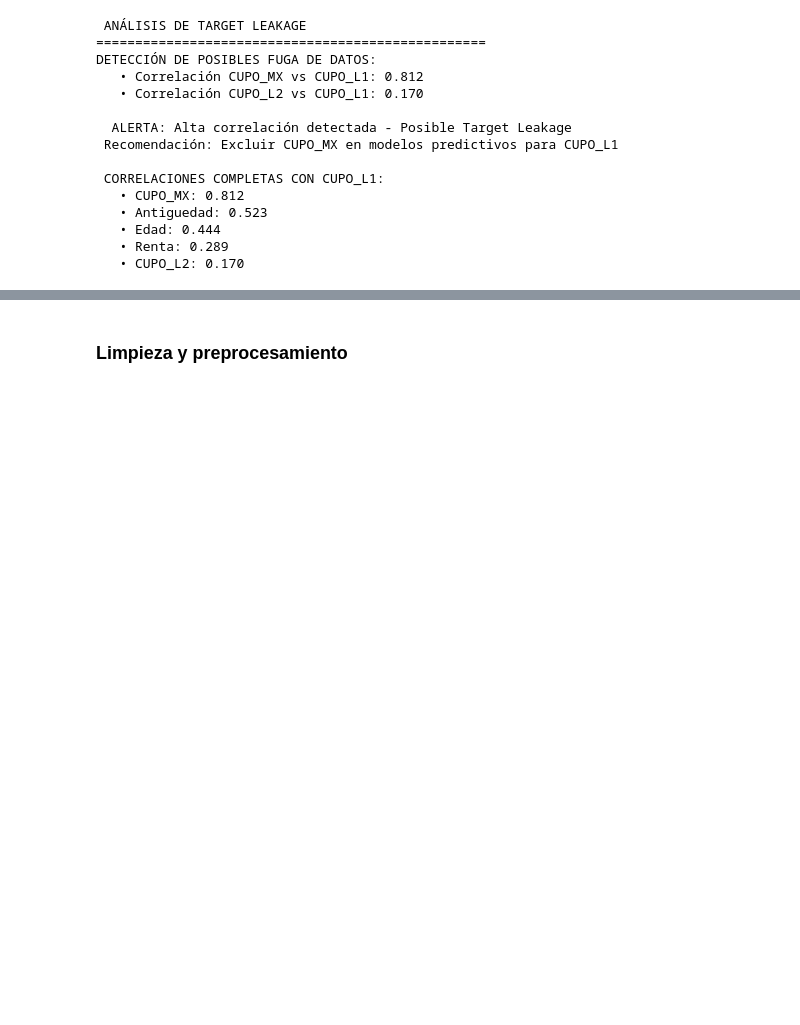
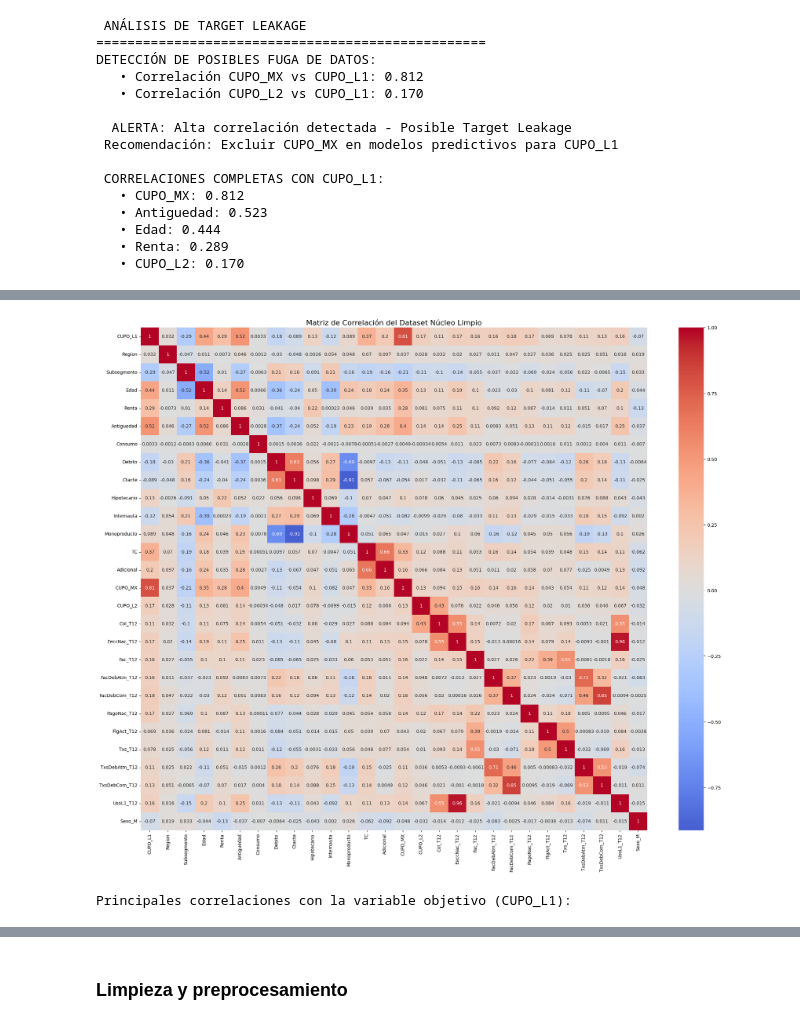
Before and after one commit to 4mnesia/MachineLearningRepo, a Jupyter notebook: Entrega3_ML.ipynb, the cells around one changed output, grey strips where cells are left out. Saved outputs shown, nothing was run; the diff lists cells and outputs as text; code cells hidden in the pictures; blank space fills up the shorter version.

```diff
--- a/Entrega3_ML.ipynb
+++ b/Entrega3_ML.ipynb
@@ -290,3 +336,7 @@ El proceso de Data Understanding comienza con la carga y exploración inicial de
 - Contamos con 51,124 registros de clientes y 574 variables
 - La dimensión del dataset indica una muestra robusta para análisis estadístico
 - La memoria utilizada sugiere la necesidad de optimización en fases posteriores
+# %%
+#ver todas las columnas
+pd.set_option('display.max_columns', None)
+df.head()
@@ -813,0 +992,70 @@ Data columns (total 28 columns):
+# %%
+# --- 1. Carga Única del Dataset ---
+print("Cargando el dataset desde el archivo Parquet...")
+try:
+    df_original = pd.read_parquet('Base_clientes_Monopoly_mod.parquet')
+    print(f"Dataset original cargado exitosamente con {df_original.shape[0]} filas y {df_original.shape[1]} columnas.")
+except FileNotFoundError:
+    print("Error: El archivo 'Base_clientes_Monopoly_mod.parquet' no fue encontrado.")
+    # Detener la ejecución si el archivo no existe
+    # En un notebook, la celda simplemente no completaría las siguientes etapas.
+    df_original = pd.DataFrame()
+
+if not df_original.empty:
+    # --- 2. Definición y Creación del Dataset Núcleo ---
+    print("\nCreando dataset núcleo...")
+    target = ['CUPO_L1']
+    features_demograficas = [
+        'Region', 'Sexo', 'Subsegmento', 'Edad', 'Renta', 'Antiguedad',
+        'Consumo', 'Debito', 'Ctacte', 'Hipotecario', 'Internauta',
+        'Monoproducto', 'TC', 'Adicional'
+    ]
+    features_cupos = ['CUPO_MX', 'CUPO_L2']
+    features_comportamiento_12m = [
+        'Col_T12', 'EeccNac_T12', 'Fac_T12', 'FacDebAtm_T12', 'FacDebCom_T12',
+        'PagoNac_T12', 'FlgAct_T12', 'Txs_T12', 'TxsDebAtm_T12', 'TxsDebCom_T12', 'UsoL1_T12'
+    ]
+
+    columnas_nucleo = target + features_demograficas + features_cupos + features_comportamiento_12m
+    df_nucleo = df_original[columnas_nucleo].copy()
+    print(f"Dataset núcleo creado con {df_nucleo.shape[1]} columnas seleccionadas.")
+
+    # --- 3. Proceso Unificado de Limpieza y Transformación ---
+    print("\nAplicando limpieza y transformaciones...")
+
+    # a) Conversión de formatos numéricos (si aplica)
+    for col in df_nucleo.select_dtypes(include=['object']).columns:
+        if col != 'Sexo':
+            df_nucleo[col] = pd.to_numeric(df_nucleo[col].astype(str).str.replace(',', '.'), errors='coerce')
+
+    # b) Corrección de valores anómalos
+    df_nucleo['Txs_T12'] = df_nucleo['Txs_T12'].abs()
+    df_nucleo.loc[df_nucleo['Edad'] < 18, 'Edad'] = np.nan
+
+    # c) Codificación de variables categóricas
+    df_nucleo = pd.get_dummies(df_nucleo, columns=['Sexo'], drop_first=True, dtype=int)
+    print("Limpieza y codificación completadas.")
+
+    # --- 4. Análisis de Correlación ---
+    print("\nGenerando matriz de correlación...")
+    corr_matrix = df_nucleo.corr()
+
+    plt.figure(figsize=(25, 20))
+    sns.heatmap(corr_matrix, annot=True, cmap='coolwarm', center=0)
+    plt.title('Matriz de Correlación del Dataset Núcleo Limpio', fontsize=16)
+    plt.show()
+
+    # --- 5. Presentación de Correlaciones Clave en Tabla Formateada ---
+    print("\nPrincipales correlaciones con la variable objetivo (CUPO_L1):")
+
+    # Crear un DataFrame con las correlaciones
+    corr_con_target = pd.DataFrame(corr_matrix['CUPO_L1'].sort_values(ascending=False).drop('CUPO_L1'))
+    corr_con_target.columns = ['Coeficiente de Correlación']
+
+    # Aplicar estilo para una tabla más visual y mostrarla
+    styled_table = corr_con_target.head(10).style.background_gradient(
+        cmap='coolwarm', vmin=-1, vmax=1
+    ).format('{:.3f}')
+
+    display(styled_table)
+# %% [output]
@@ -813,0 +1072,2 @@ Data columns (total 28 columns):
+[figure, added]
+Principales correlaciones con la variable objetivo (CUPO_L1):
```
Also changed, not shown: parts of 118 cells of this notebook, 20 other files.
